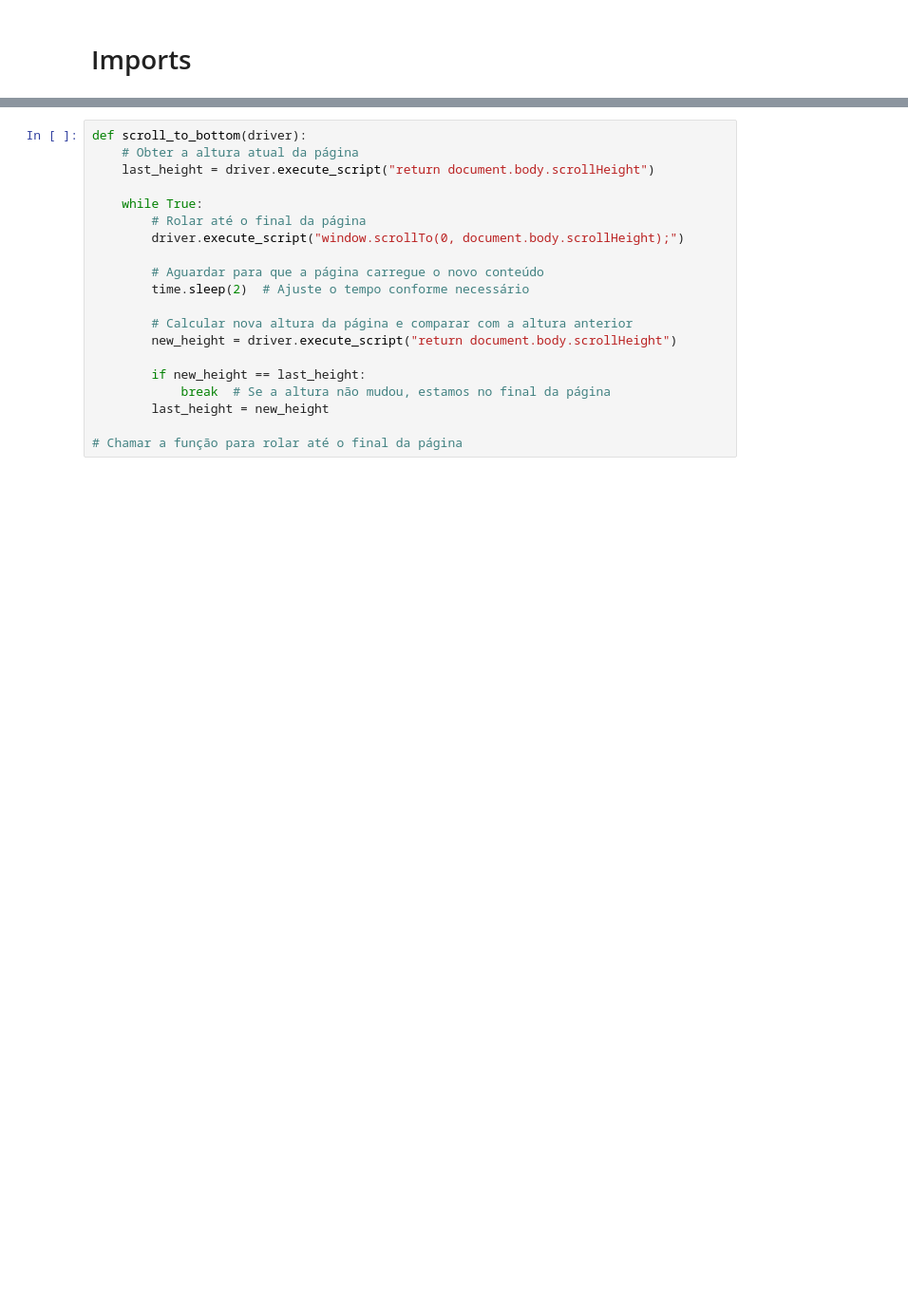
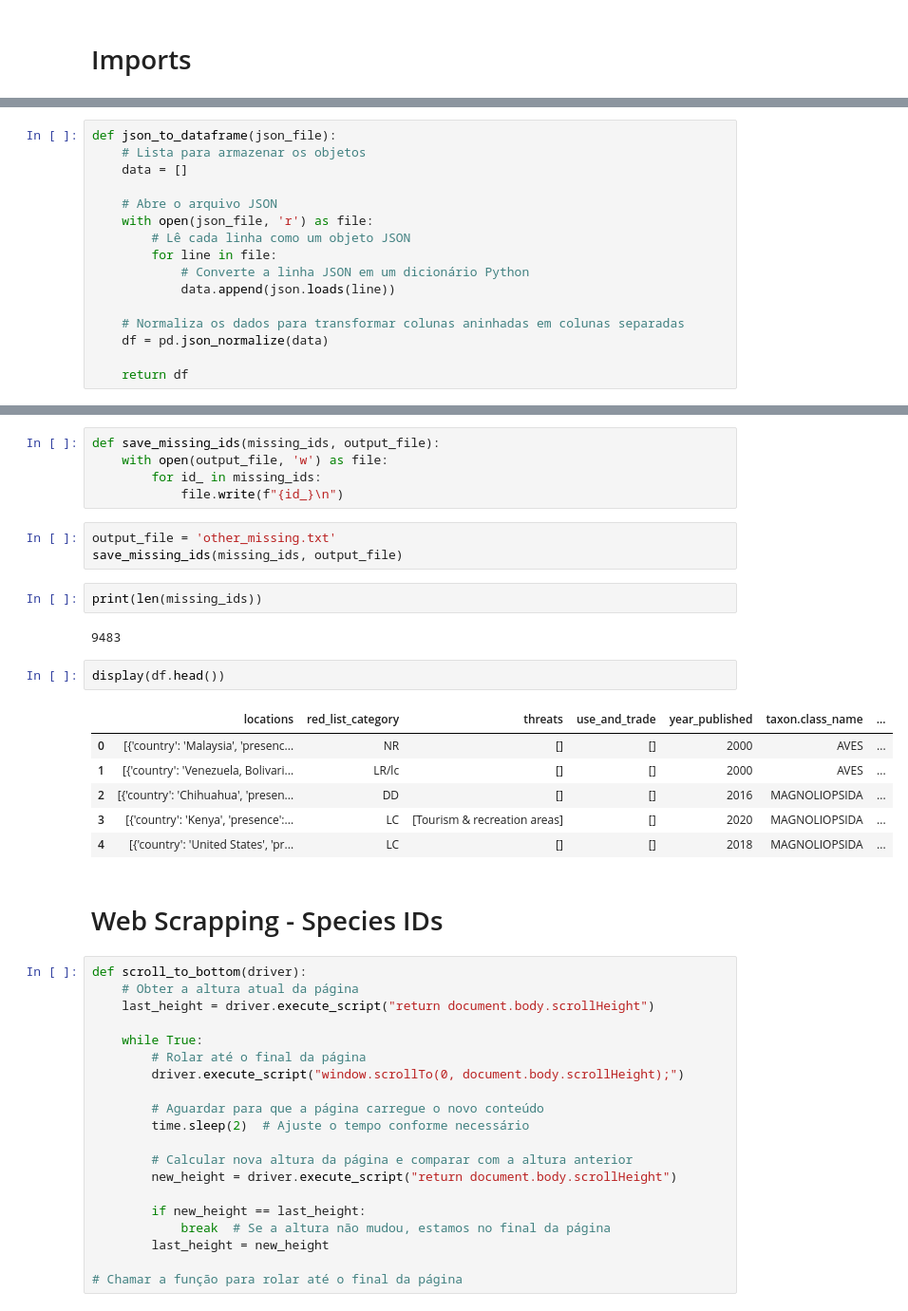
Before and after one commit to ecosustain/Endangered-Species-IUCN, a Jupyter notebook: API-IUCN.ipynb, the cells around one changed output, grey strips where cells are left out. Shown at 95% size. Saved outputs shown, nothing was run; the diff lists cells and outputs as text; blank space fills up the shorter version.

```diff
--- a/API-IUCN.ipynb
+++ b/API-IUCN.ipynb
@@ -14,0 +125,16 @@ import time
+# %%
+def json_to_dataframe(json_file):
+    # Lista para armazenar os objetos
+    data = []
+
+    # Abre o arquivo JSON
+    with open(json_file, 'r') as file:
+        # Lê cada linha como um objeto JSON
+        for line in file:
+            # Converte a linha JSON em um dicionário Python
+            data.append(json.loads(line))
+
+    # Normaliza os dados para transformar colunas aninhadas em colunas separadas
+    df = pd.json_normalize(data)
+
+    return df
@@ -15,3 +417,26 @@ import time
+# %%
+def save_missing_ids(missing_ids, output_file):
+    with open(output_file, 'w') as file:
+        for id_ in missing_ids:
+            file.write(f"{id_}\n")
+# %%
+output_file = 'other_missing.txt'
+save_missing_ids(missing_ids, output_file)
+# %%
+print(len(missing_ids))
+# %% [output]
+9483
+# %%
+display(df.head())
+# %% [output]
+|  | locations | red_list_category | threats | use_and_trade | year_published | taxon.class_name | ... |
+| 0 | [{'country': 'Malaysia', 'presenc... | NR | [] | [] | 2000 | AVES | ... |
+| 1 | [{'country': 'Venezuela, Bolivari... | LR/lc | [] | [] | 2000 | AVES | ... |
+| 2 | [{'country': 'Chihuahua', 'presen... | DD | [] | [] | 2016 | MAGNOLIOPSIDA | ... |
+| 3 | [{'country': 'Kenya', 'presence':... | LC | [Tourism & recreation areas] | [] | 2020 | MAGNOLIOPSIDA | ... |
+| 4 | [{'country': 'United States', 'pr... | LC | [] | [] | 2018 | MAGNOLIOPSIDA | ... |
+# %% [markdown]
+# Web Scrapping - Species IDs
 # %%
 def scroll_to_bottom(driver):
     # Obter a altura atual da página
```
Also changed, not shown: parts of 37 cells of this notebook.
